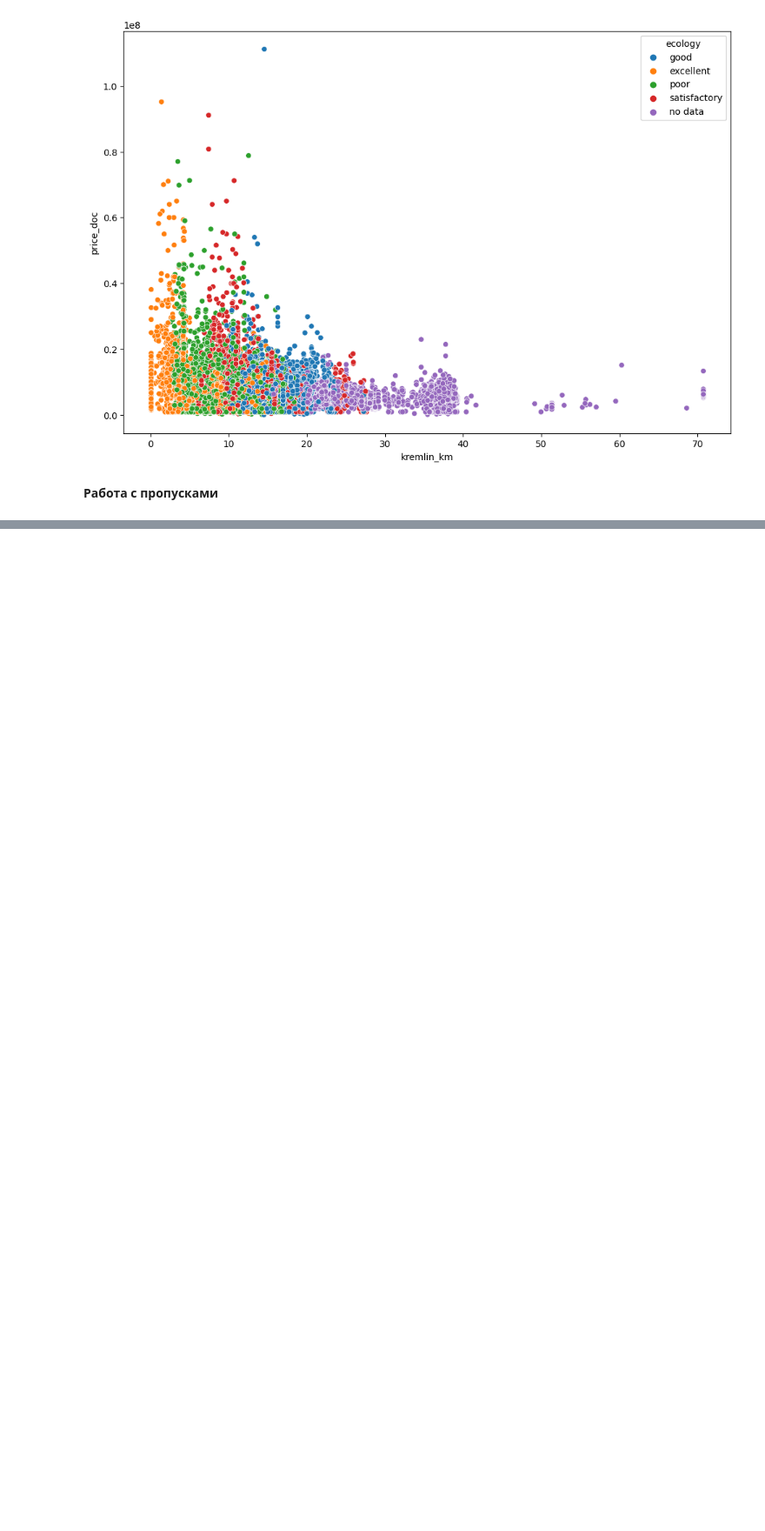
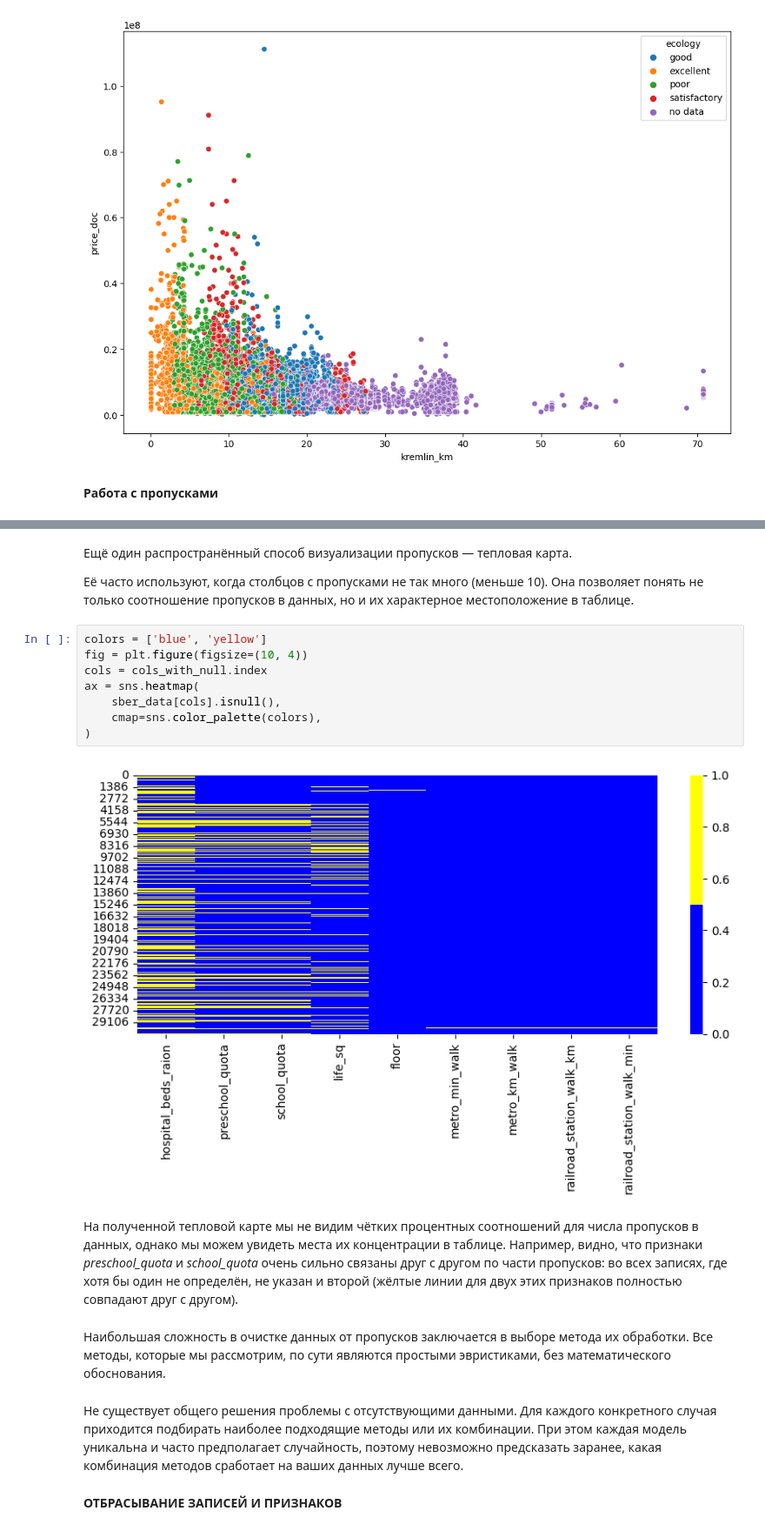
Before and after one commit to MaximZhambalov/SF_Tasks, a Jupyter notebook: PYTHON14-CLEANING/python14-notes.ipynb, the cells around one changed output, grey strips where cells are left out. Shown at 87% size. Cells and saved outputs as stored; diff of their text form; blank space fills up the shorter version.

```diff
--- a/PYTHON14-CLEANING/python14-notes.ipynb
+++ b/PYTHON14-CLEANING/python14-notes.ipynb
@@ -60,0 +102,22 @@ s_plot = sns.scatterplot(
+# %% [markdown]
+Ещё один распространённый способ визуализации пропусков — тепловая карта.
+
+Её часто используют, когда столбцов с пропусками не так много (меньше 10). Она позволяет понять не только соотношение пропусков в данных, но и их характерное местоположение в таблице.
+# %%
+colors = ['blue', 'yellow']
+fig = plt.figure(figsize=(10, 4))
+cols = cols_with_null.index
+ax = sns.heatmap(
+    sber_data[cols].isnull(),
+    cmap=sns.color_palette(colors),
+)
+# %% [output]
+[figure, added]
+# %% [markdown]
+На полученной тепловой карте мы не видим чётких процентных соотношений для числа пропусков в данных, однако мы можем увидеть места их концентрации в таблице. Например, видно, что признаки *preschool_quota* и *school_quota* очень сильно связаны друг с другом по части пропусков: во всех записях, где хотя бы один не определён, не указан и второй (жёлтые линии для двух этих признаков полностью совпадают друг с другом).
+# %% [markdown]
+Наибольшая сложность в очистке данных от пропусков заключается в выборе метода их обработки. Все методы, которые мы рассмотрим, по сути являются простыми эвристиками, без математического обоснования.
+# %% [markdown]
+Не существует общего решения проблемы с отсутствующими данными. Для каждого конкретного случая приходится подбирать наиболее подходящие методы или их комбинации. При этом каждая модель уникальна и часто предполагает случайность, поэтому невозможно предсказать заранее, какая комбинация методов сработает на ваших данных лучше всего.
+# %% [markdown]
+**ОТБРАСЫВАНИЕ ЗАПИСЕЙ И ПРИЗНАКОВ**
```
Also changed, not shown: parts of 171 cells of this notebook, 4 other files.
